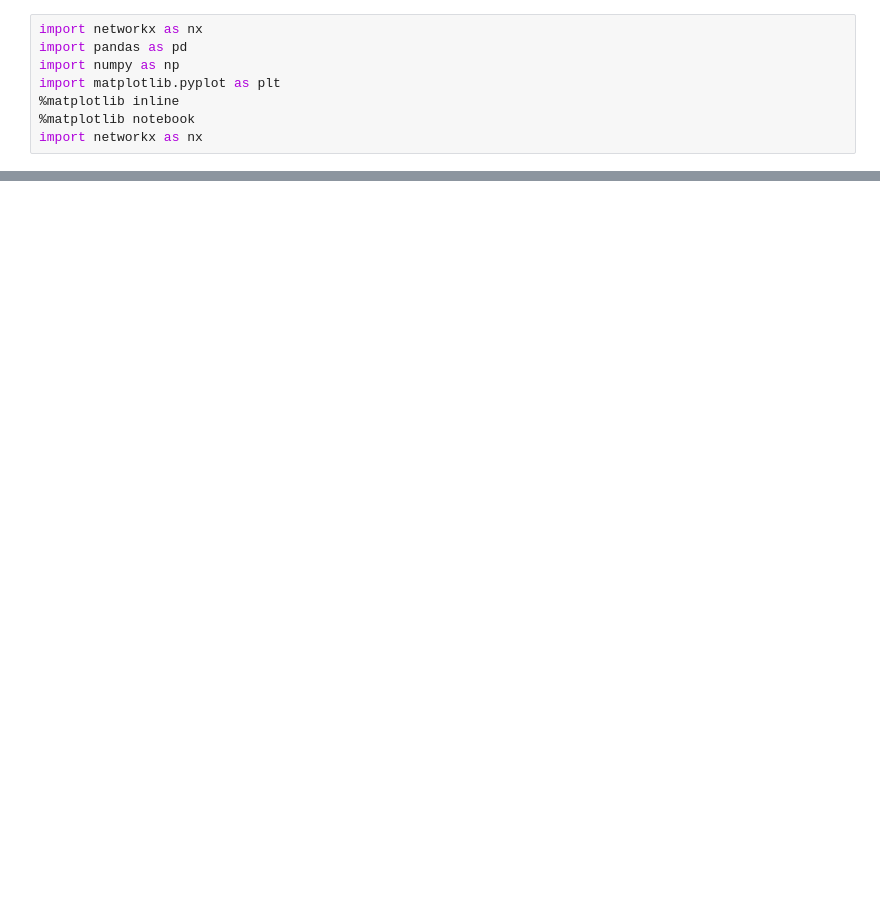
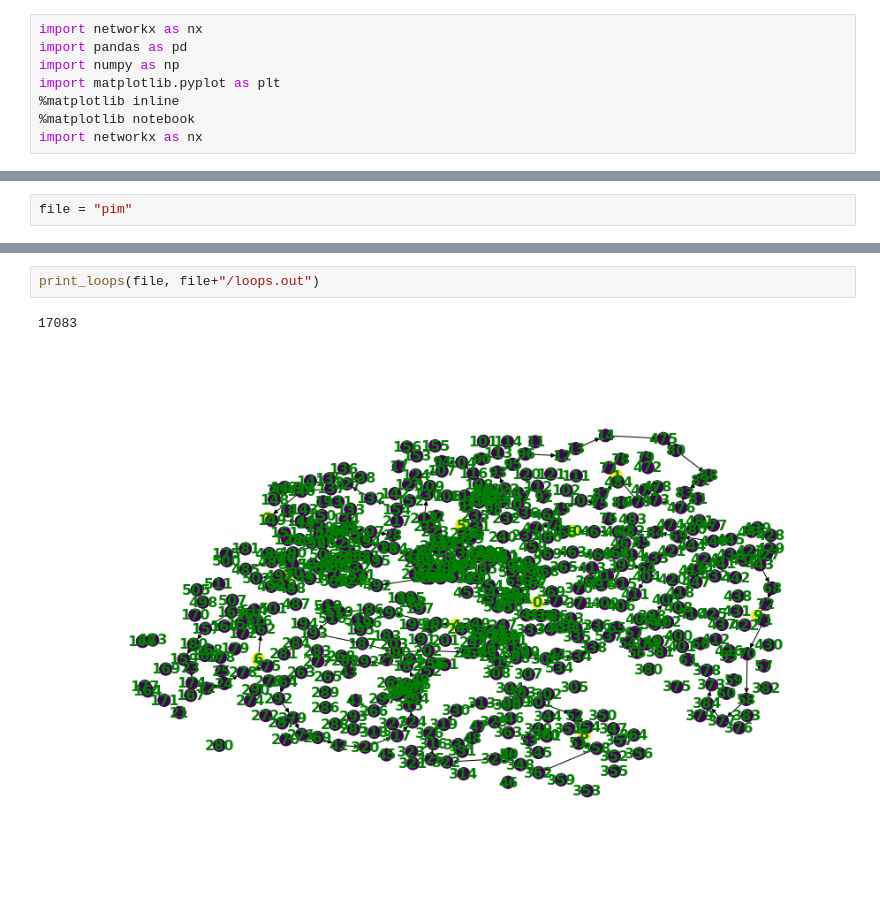
Before and after one commit to Ten0/KIRO2018, a Jupyter notebook: explo_loops.ipynb, the cells around one changed output, grey strips where cells are left out. Saved outputs shown, nothing was run; the diff lists cells and outputs as text; blank space fills up the shorter version.

```diff
--- a/explo_loops.ipynb
+++ b/explo_loops.ipynb
@@ -75,4 +75,6 @@ def read_input(town):
     D = np.concatenate([[0], np.array(pd.read_csv(f"{town}/distances.csv", sep=";")).reshape(-1)])
     D = D.reshape((X.size, X.size))
     return X, Y, C, T, D
+# %%
+file = "pim"
 # %%
@@ -87,0 +82,5 @@ print_loops("pim", "pim/b.txt")
+# %%
+print_loops(file, file+"/loops.out")
+# %% [output]
+17083
+[figure, added]
```
Also changed, not shown: parts of 3 cells of this notebook, 1 other file.
